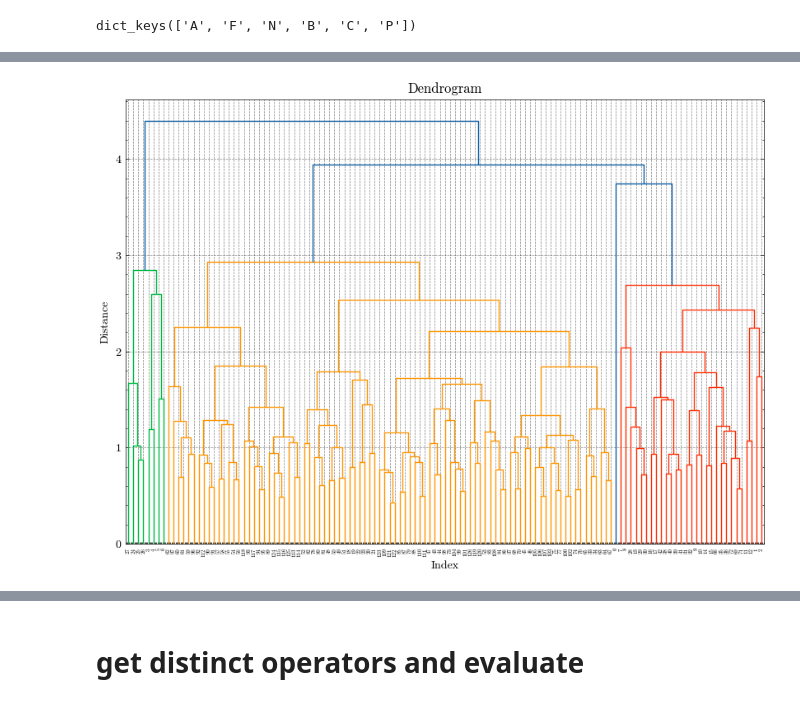
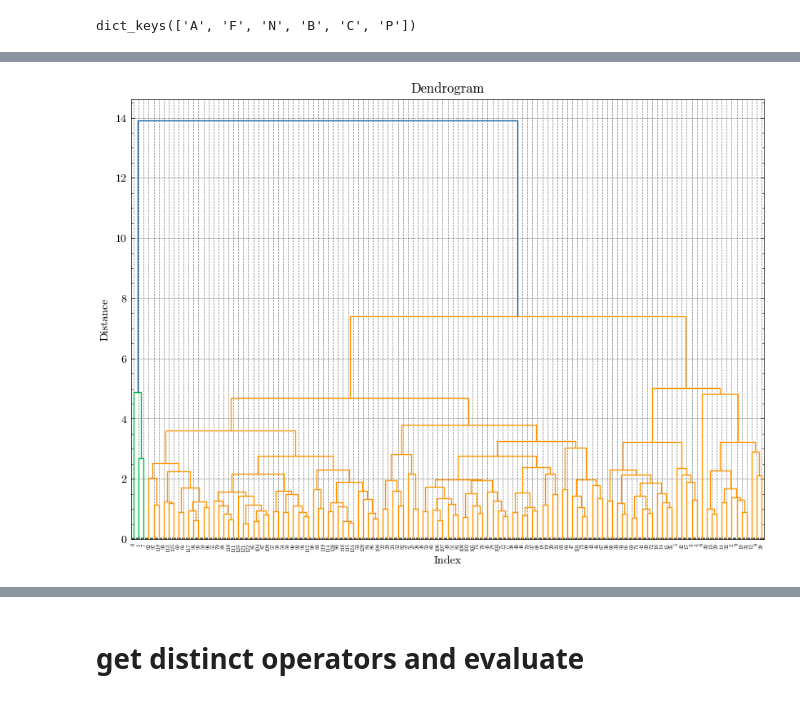
Before and after one commit to jinyi12/UnimodalSROB, a Jupyter notebook: src/Burgers_OpInf_RandomIC_Combinations_OperatorsAnalysis.ipynb, the cells around one changed output, grey strips where cells are left out. Saved outputs shown, nothing was run; the diff lists cells and outputs as text; code cells hidden in the pictures.

```diff
--- a/src/Burgers_OpInf_RandomIC_Combinations_OperatorsAnalysis.ipynb
+++ b/src/Burgers_OpInf_RandomIC_Combinations_OperatorsAnalysis.ipynb
@@ -701,5 +746,5 @@ plt.show()
 # %%
-operatorsA_frobenius = pairwise_mat_distances(operatorsA)
+# operatorsA_frobenius = pairwise_mat_distances(operatorsA)
 
 # Create a heatmap to visualize the distance matrix
 num_matrices = len(operatorsA)
@@ -746,6 +771,6 @@ drawn_mus
 # %%
 # calculate Frobenius norm of operator F
-operatorsF_frobenius = pairwise_mat_distances(operatorsF)
+# operatorsF_frobenius = pairwise_mat_distances(operatorsF)
 
 # Create a heatmap to visualize the distance matrix
 num_matrices = len(operatorsF)
@@ -759,6 +784,6 @@ plt.show()
 # %%
 # calculate frobenius norm of operator P
-operatorsP_frobenius = pairwise_mat_distances(operatorsP)
+# operatorsP_frobenius = pairwise_mat_distances(operatorsP)
 
 # Create a heatmap to visualize the distance matrix
 num_matrices = len(operatorsP)
@@ -772,6 +797,6 @@ plt.show()
 # %%
 # calculate total frobenius norm of operators
-operators_total_frobenius = pairwise_mat_distances(operatorsA) + pairwise_mat_distances(operatorsF) + pairwise_mat_distances(operatorsC) + pairwise_mat_distances(operatorsP)
+operators_total_frobenius = operatorsA_frobenius + operatorsF_frobenius + operatorsC_frobenius + operatorsP_frobenius
 
 # Create a heatmap to visualize the distance matrix
 num_matrices = len(operatorsA)
@@ -817,43 +841,79 @@ array([  3,   4,   5,   8,   9,  10,  11,  15,  18,  24,  25,  26,  29,
 # %%
+# from scipy.cluster.hierarchy import linkage, fcluster, dendrogram
+# from scipy.spatial.distance import pdist, squareform
+
+# # Apply hierarchical clustering
+# Z = linkage(operators_total_frobenius, 'average')
+
+# # Form clusters (here we specify 3 clusters)
+# max_clusters = 3
+# clusters = fcluster(Z, max_clusters, criterion='maxclust')
+
+# # Convert the distance matrix to a condensed form
+# condensed_distances = squareform(operators_total_frobenius)
+
+# # check if condensed_distances is condensed
+# assert len(condensed_distances) == len(operators_total_frobenius) * (len(operators_total_frobenius) - 1) // 2
+
+# # Apply hierarchical clustering
+# Z = linkage(condensed_distances, 'average')
+
+# # Form clusters (specify 3 clusters)
+# max_clusters = 3
+# clusters = fcluster(Z, max_clusters, criterion='maxclust')
+
+# # Plot the dendrogram
+# plt.figure(figsize=(10, 7))
+# plt.title("Dendrogram")
+# plt.xlabel("Index")
+# plt.ylabel("Distance")
+# dendrogram(Z)
+# plt.show()
+
+# # Select one representative from each cluster
+# representatives = []
+# for cluster_id in range(1, max_clusters + 1):
+#     cluster_indices = np.where(clusters == cluster_id)[0]
+#     # Select the first operator from each cluster as a representative
+#     representative_index = cluster_indices[0]
+#     representatives.append(representative_index)
+
+# print(f"The top 3 most distinct operators are at indices: {representatives}")
+
+
+import numpy as np
+import matplotlib.pyplot as plt
 from scipy.cluster.hierarchy import linkage, fcluster, dendrogram
 from scipy.spatial.distance import pdist, squareform
 
-# Apply hierarchical clustering
-Z = linkage(operators_total_frobenius, 'average')
-
-# Form clusters (here we specify 3 clusters)
-max_clusters = 3
-clusters = fcluster(Z, max_clusters, criterion='maxclust')
-
-# Convert the distance matrix to a condensed form
-condensed_distances = squareform(operators_total_frobenius)
-
-# check if condensed_distances is condensed
-assert len(condensed_distances) == len(operators_total_frobenius) * (len(operators_total_frobenius) - 1) // 2
+# Generate pairwise distance matrix (assuming operators_total_frobenius is your data)
+distances = pdist(operators_total_frobenius, metric='euclidean')
 
 # Apply hierarchical clustering
-Z = linkage(condensed_distances, 'average')
+Z = linkage(distances, 'average')
 
 # Form clusters (specify 3 clusters)
 max_clusters = 3
 clusters = fcluster(Z, max_clusters, criterion='maxclust')
 
 # Plot the dendrogram
 plt.figure(figsize=(10, 7))
 plt.title("Dendrogram")
 plt.xlabel("Index")
 plt.ylabel("Distance")
 dendrogram(Z)
 plt.show()
 
-# Select one representative from each cluster
+# Find the cluster centroids
 representatives = []
 for cluster_id in range(1, max_clusters + 1):
     cluster_indices = np.where(clusters == cluster_id)[0]
-    # Select the first operator from each cluster as a representative
-    representative_index = cluster_indices[0]
+    cluster_distances = squareform(pdist(operators_total_frobenius[cluster_indices], metric='euclidean'))
+    print(cluster_distances.shape)
+    centroid_index = np.argmin(cluster_distances.sum(axis=0))
+    representative_index = cluster_indices[centroid_index]
     representatives.append(representative_index)
 
-print(f"The top 3 most distinct operators are at indices: {representatives}")
+print(f"The top {max_clusters} most distinct operators are at indices: {representatives}")
 # %% [output]
-[figure, old version]
+[figure, new version]
```
Also changed, not shown: parts of 29 cells of this notebook.
